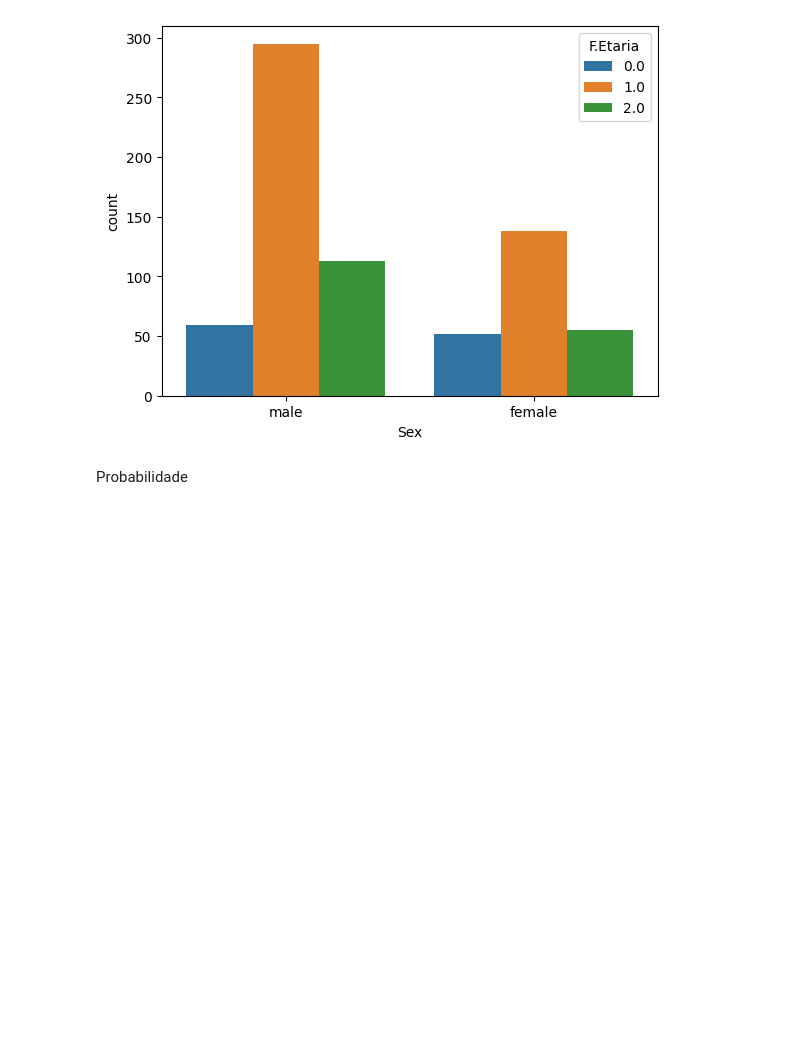
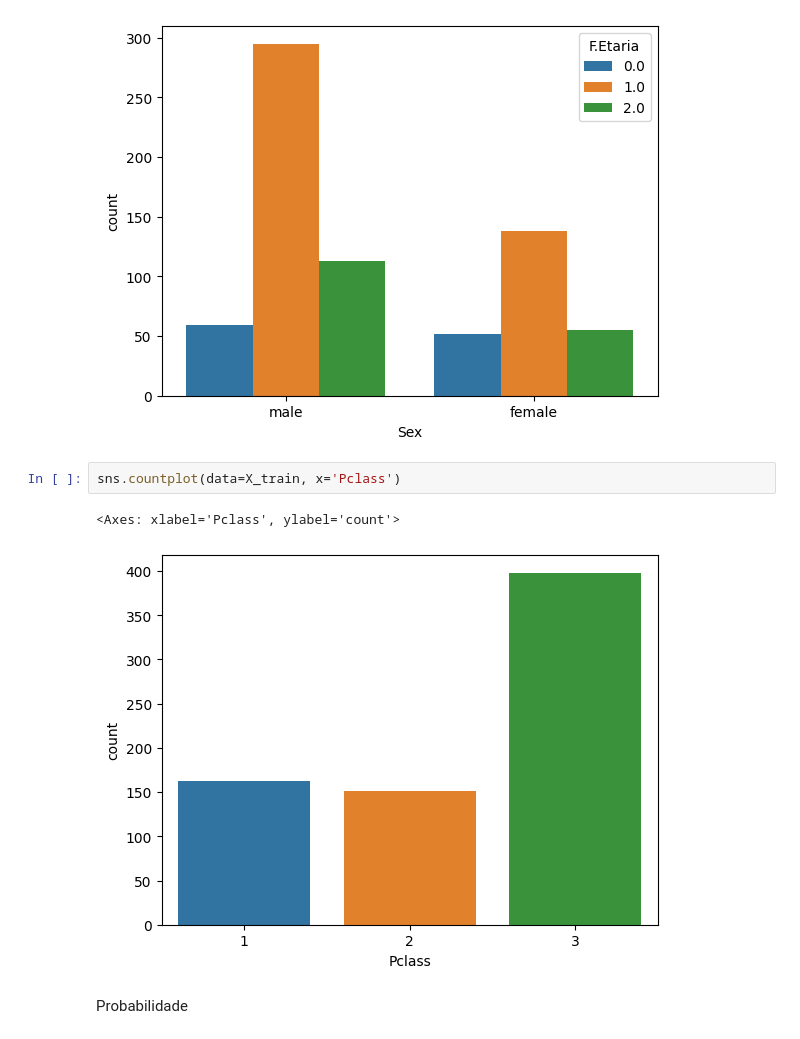
Before and after one commit to rdthemis/ADTD, a Jupyter notebook: Trabalho Final.ipynb, the cells around one changed output. Cells and saved outputs as stored; diff of their text form; blank space fills up the shorter version.

```diff
--- a/Trabalho Final.ipynb
+++ b/Trabalho Final.ipynb
@@ -294,6 +324,11 @@ sns.countplot(data=X_train, x='Sex', hue='F.Etaria')
 # %% [output]
 <Axes: xlabel='Sex', ylabel='count'>
 [figure]
+# %%
+sns.countplot(data=X_train, x='Pclass')
+# %% [output]
+<Axes: xlabel='Pclass', ylabel='count'>
+[figure, added]
 # %% [markdown]
 Probabilidade
 # %%
```
Also changed, not shown: parts of 13 cells of this notebook.
